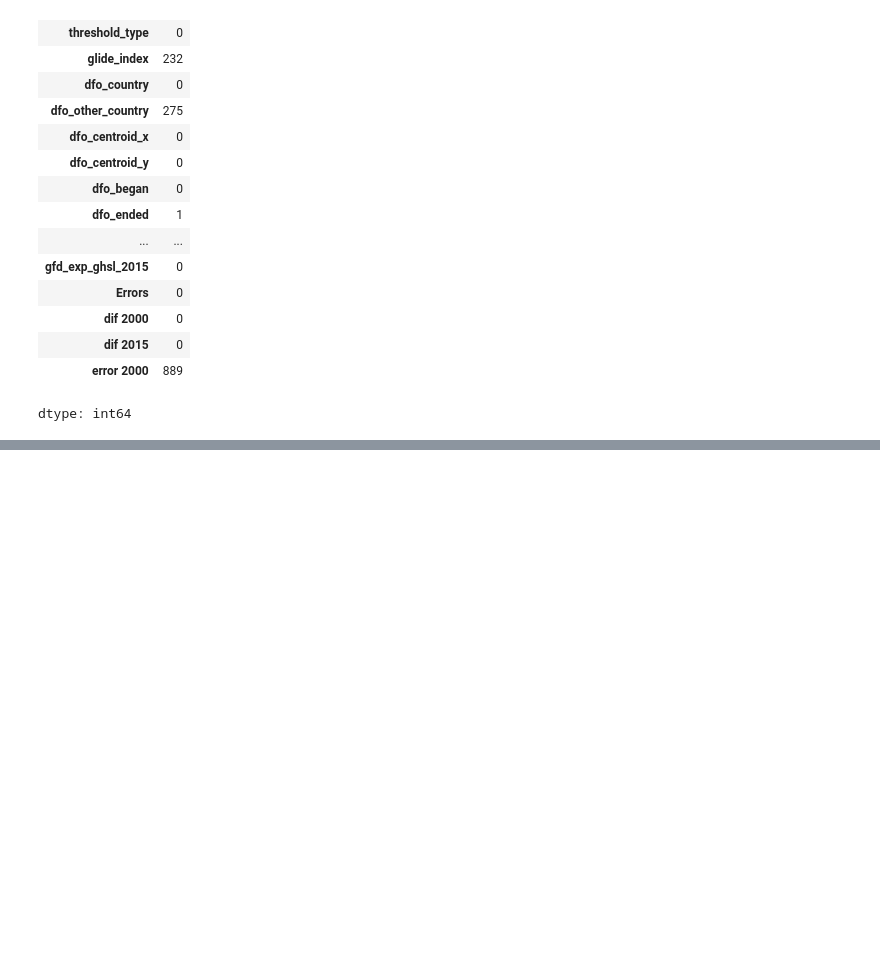
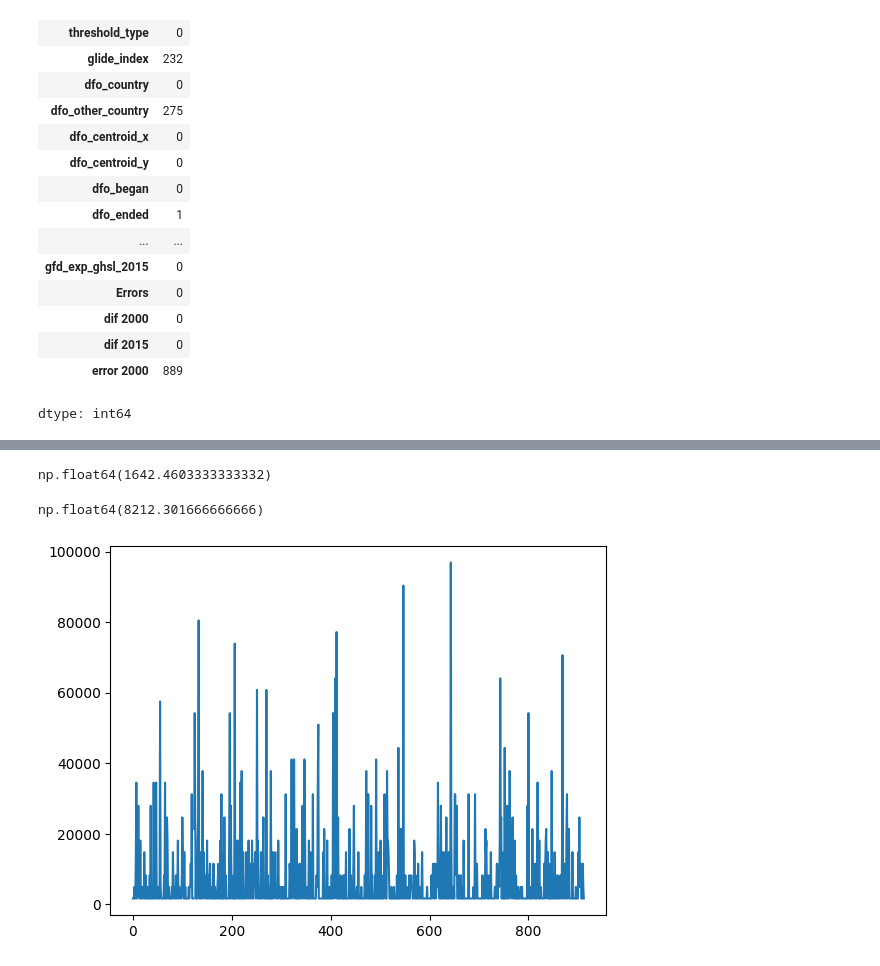
Before and after one commit to 2840bongkoch/BSC_DPDM2025, a Jupyter notebook: CH3_Data_preprocessing.ipynb, the cells around one changed output, grey strips where cells are left out. Drawn from its saved outputs; the diff is of its cells as text; code cells hidden in the pictures; blank space fills up the shorter version.

```diff
--- a/CH3_Data_preprocessing.ipynb
+++ b/CH3_Data_preprocessing.ipynb
@@ -260,0 +326,21 @@ dtype: int64
+# %%
+def put_value_into_bins(value, bins_edges):
+    for i in range(len(bins_edges) - 1):
+        if value >= bins_edges[i] and value < bins_edges[i + 1]:
+            new_val = bins_edges[i] + (bins_edges[i + 1] - bins_edges[i]) / 2
+            return new_val
+    return None
+# %%
+put_value_into_bins(3000, outputhist[1])
+# %% [output]
+np.float64(1642.4603333333332)
+# %%
+put_value_into_bins(7000, outputhist[1])
+# %% [output]
+np.float64(8212.301666666666)
+# %%
+flood['gfd_area_bin'] = flood['gfd_area'].apply(lambda x : put_value_into_bins(x, outputhist[1]))
+# %%
+plt.plot(flood['gfd_area_bin']);
+# %% [output]
+[figure, added]
```
Also changed, not shown: parts of 27 cells of this notebook.
